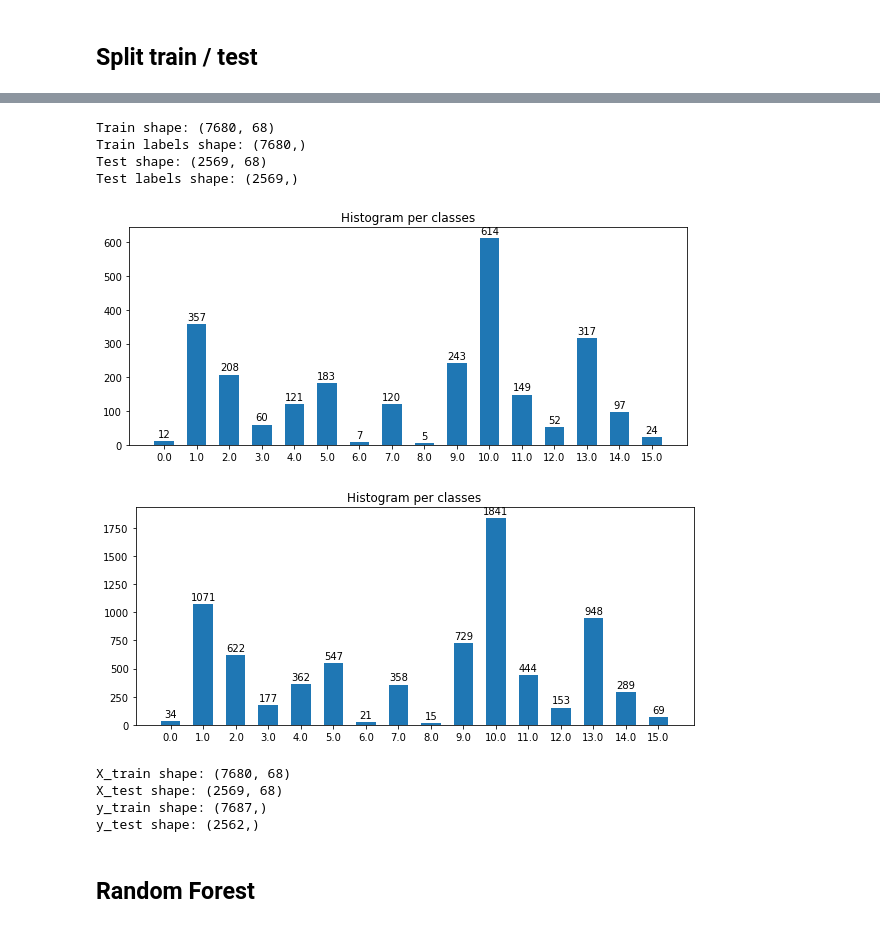
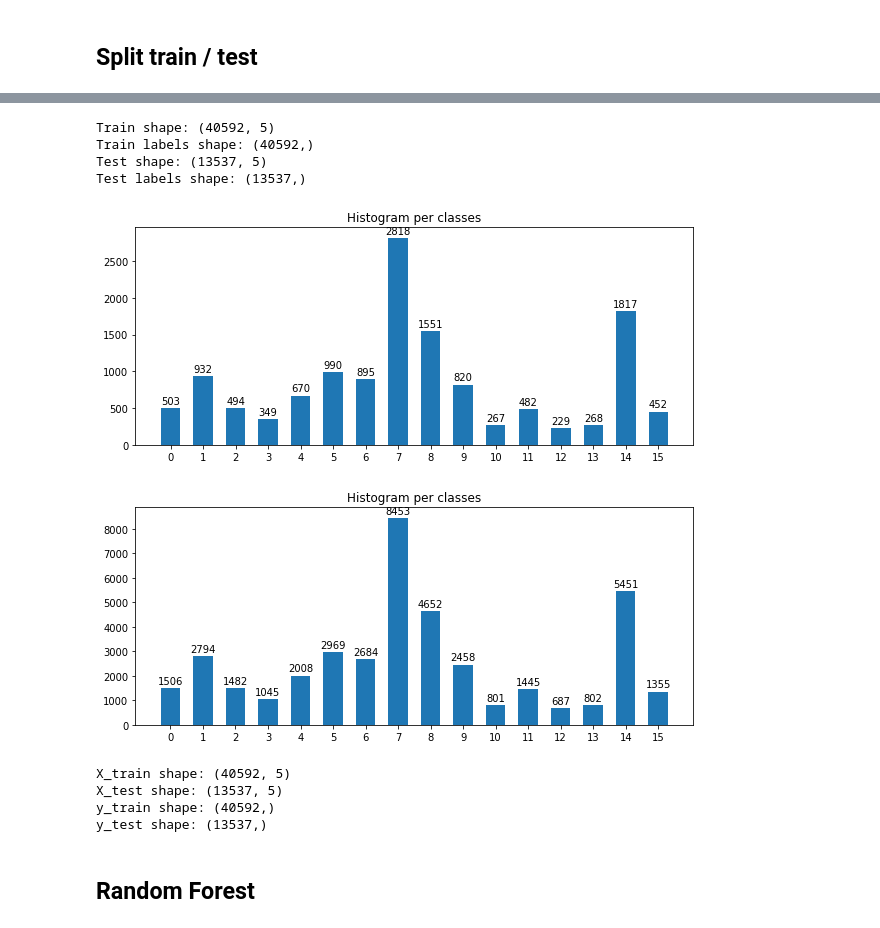
Before and after one commit to SabineHU/projet-IML, a Jupyter notebook: src/supervised_random_forest_classifier.ipynb, the cells around one changed output, grey strips where cells are left out. Saved outputs shown, nothing was run; the diff lists cells and outputs as text; code cells hidden in the pictures.

```diff
--- a/src/supervised_random_forest_classifier.ipynb
+++ b/src/supervised_random_forest_classifier.ipynb
@@ -91,8 +90,8 @@ Salinas reduced data shape: (54129, 5)
 ## Split train / test
 # %%
 # shuffle manually
-X_indiana_shuffle, indiana_labels_shuffle, shuffle_arr = shuffle(X_indiana_reduced, indiana_labels)
+X_indiana_shuffle, indiana_labels_shuffle, shuffle_arr = shuffle(X_salinas_reduced, salinas_labels)
 
 # shuffle index
-X_indiana_idx[np.arange(indiana_labels_shuffle.size)] = X_indiana_idx[shuffle_arr]
+#X_indiana_idx[np.arange(indiana_labels_shuffle.size)] = X_indiana_idx[shuffle_arr]
 # %%
@@ -182,0 +134,2 @@ Nb samples test: 24
+# %%
+x_train_indiana, x_test_indiana, y_train_indiana_labels, y_test_indiana_labels = split_x_train_test(X_indiana_shuffle, count, labels, y_indiana_labels_argsort, (0, n_components_salinas))
@@ -186,48 +157,26 @@ print("Train labels shape: {}".format(y_train_indiana_labels.shape))
 print("Test shape: {}".format(x_test_indiana.shape))
 print("Test labels shape: {}".format(y_test_indiana_labels.shape))
 # %% [output]
-Train shape: (7680, 68)
-Train labels shape: (7680,)
-Test shape: (2569, 68)
-Test labels shape: (2569,)
+Train shape: (40592, 5)
+Train labels shape: (40592,)
+Test shape: (13537, 5)
+Test labels shape: (13537,)
-# %%
-fig, axs = plt.subplots(figsize=(10, 4))
-bar_x, bar_count = np.unique(y_test_indiana_labels, return_counts=True)
-
-bar = axs.bar(bar_x, bar_count, 0.6)
-axs.bar_label(bar, padding=2)
-
-axs.set_xticks(np.arange(len(bar_x)))
-axs.set_xticklabels(bar_x)
-
-axs.set_title('Histogram per classes')
-plt.show()
-# %% [output]
-[figure, removed]
-# %%
-fig, axs = plt.subplots(figsize=(10, 4))
-bar_x, bar_count = np.unique(y_train_indiana_labels, return_counts=True)
-
-bar = axs.bar(bar_x, bar_count, 0.6)
-axs.bar_label(bar, padding=2)
-
-axs.set_xticks(np.arange(len(bar_x)))
-axs.set_xticklabels(bar_x)
-
-axs.set_title('Histogram per classes')
-plt.show()
-# %% [output]
-[figure, removed]
+# %%
+plot_histogram(y_test_indiana_labels)
+plot_histogram(y_train_indiana_labels)
+# %% [output]
+[figure, added]
+[figure, added]
 # %%
 print("X_train shape: {}".format(x_train_indiana.shape))
 print("X_test shape: {}".format(x_test_indiana.shape))
-print("y_train shape: {}".format(y_train_indiana.shape))
-print("y_test shape: {}".format(y_test_indiana.shape))
+print("y_train shape: {}".format(y_train_indiana_labels.shape))
+print("y_test shape: {}".format(y_test_indiana_labels.shape))
 # %% [output]
-X_train shape: (7680, 68)
-X_test shape: (2569, 68)
-y_train shape: (7687,)
-y_test shape: (2562,)
+X_train shape: (40592, 5)
+X_test shape: (13537, 5)
+y_train shape: (40592,)
+y_test shape: (13537,)
 # %% [markdown]
 ## Random Forest
 # %%
```
Also changed, not shown: parts of 32 cells of this notebook, 3 other files.
